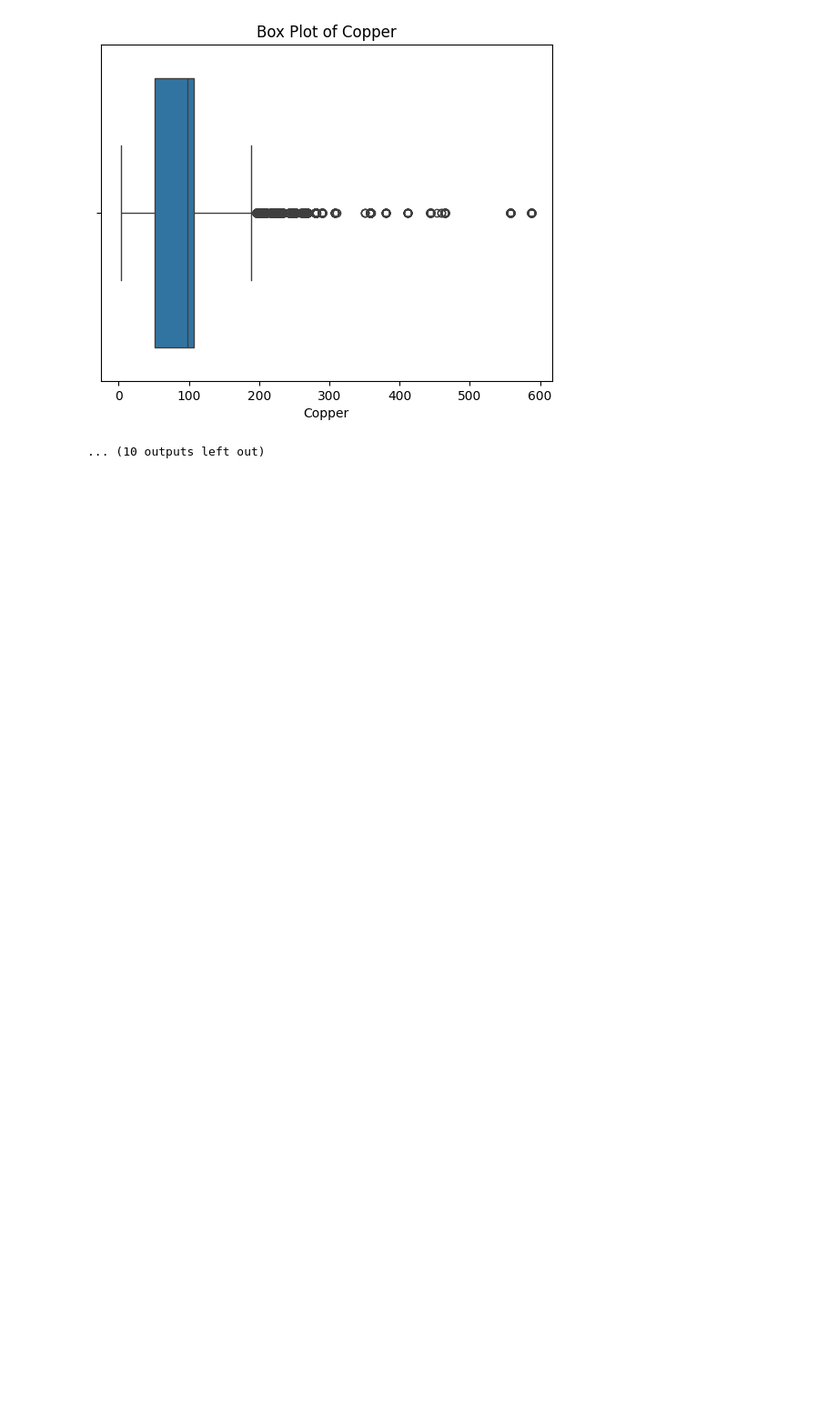
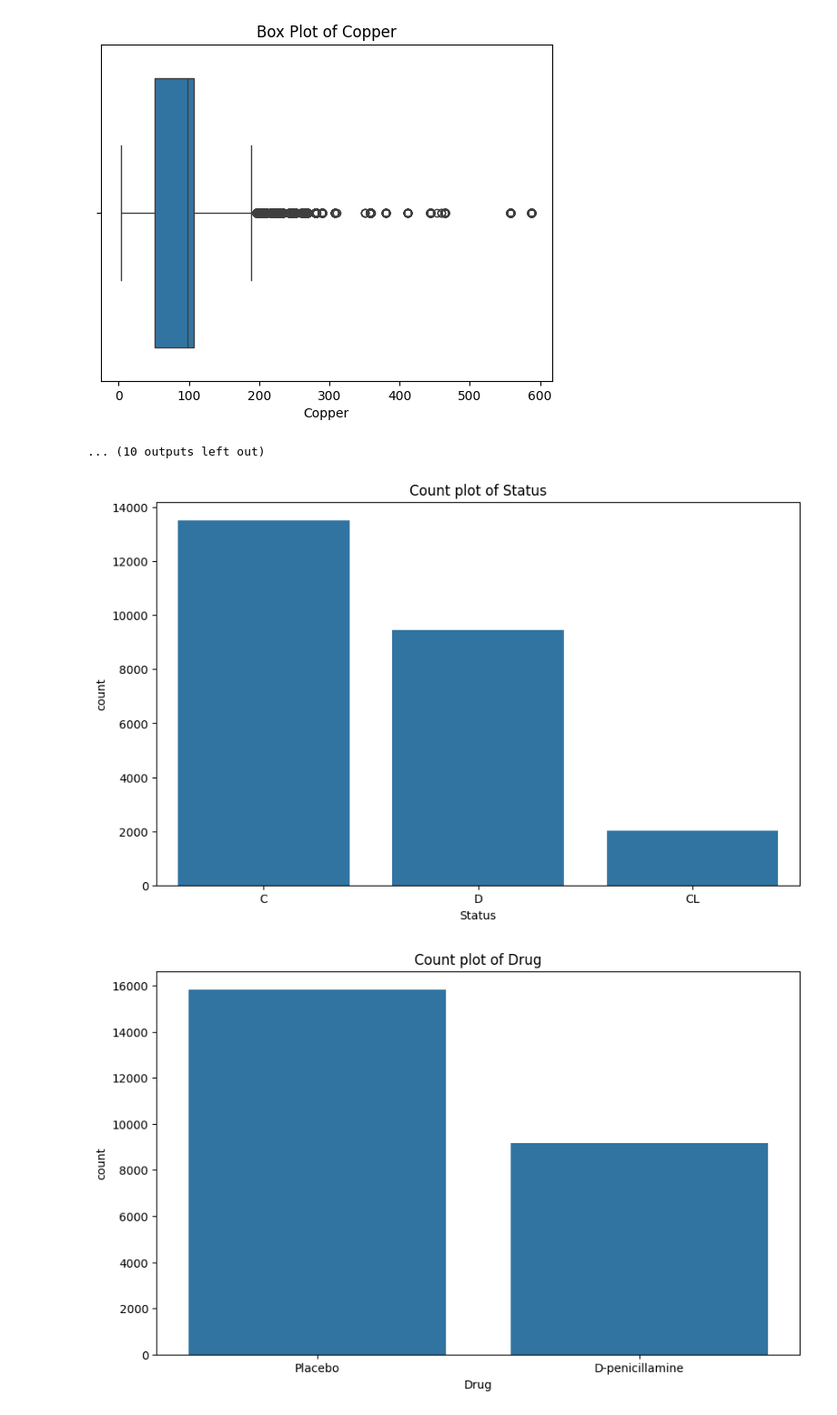
Before and after one commit to RajatDev18/Liver-cirrhosis-prediction-working, a Jupyter notebook: Notebooks/data_exploration.ipynb, the cells around one changed output. Shown: that part at 91% size. Cells and saved outputs as stored; diff of their text form; code cells hidden in the pictures; blank space fills up the shorter version.

```diff
--- a/Notebooks/data_exploration.ipynb
+++ b/Notebooks/data_exploration.ipynb
@@ -12,6 +19,6 @@ df.head()
 # %%
 num_cols = ['N_Days','Age','Bilirubin','Cholesterol','Albumin','Copper','Alk_Phos','SGOT','Tryglicerides','Platelets','Prothrombin']
-cat_cols = ['Status','Drug','Sex','Ascites','Hepatomegaly','Spiders','Edema']
+cat_cols = ['Status','Drug','Sex','Ascites','Hepatomegaly','Spiders','Edema','Stage']
 # %% [markdown]
 # Univariate Analysis
 # %%
@@ -37,3 +44,12 @@ for col in num_cols:
 [figure]
 [figure]
 ... (10 outputs left out)
+# %%
+for col in cat_cols:
+    plt.figure(figsize=(10,6))
+    sns.countplot(x=df[col])
+    plt.title(f"Count plot of {col}")
+    plt.show()
+# %% [output]
+[figure, added]
+[figure, added]
```
Also changed, not shown: parts of 2 cells of this notebook.
